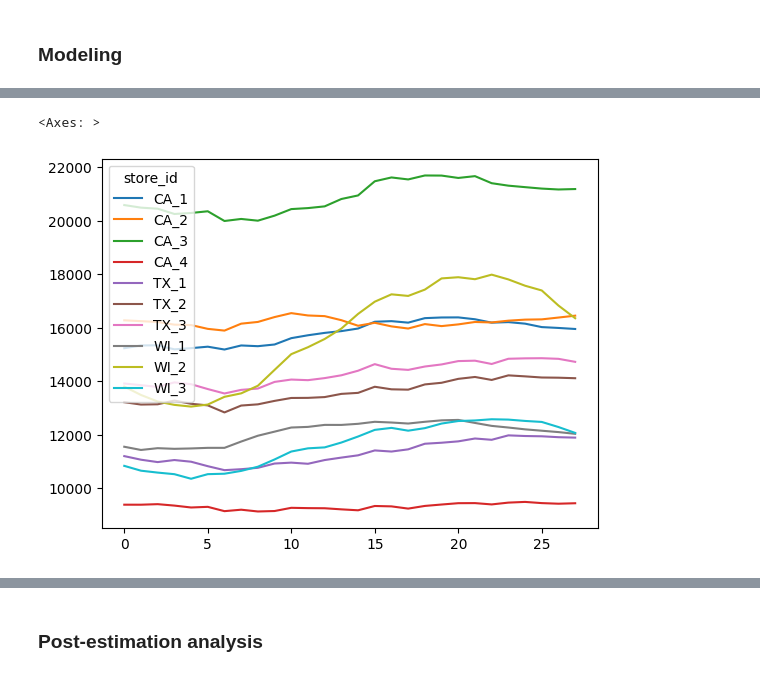
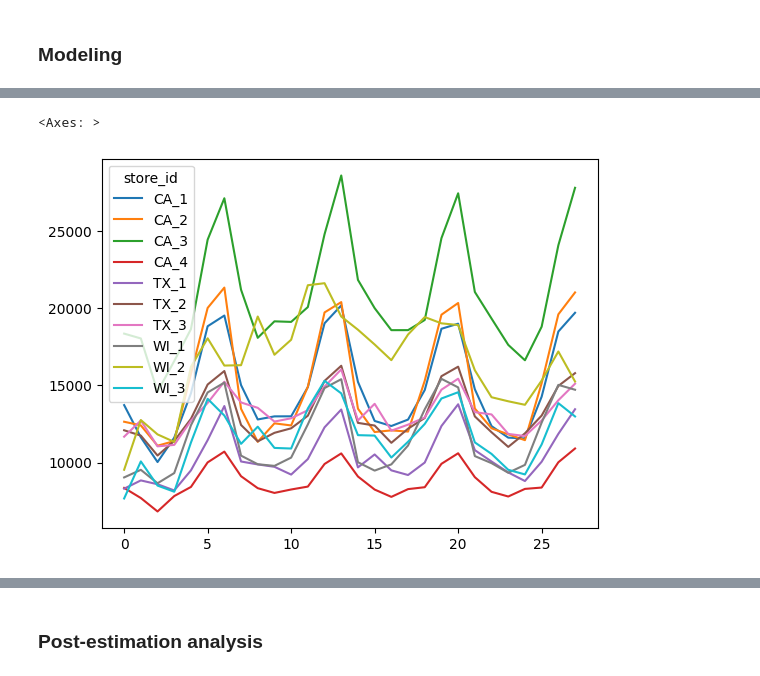
Before and after one commit to DucTrung1802/seminar_1, a Jupyter notebook: Workspace/Duc/Seminar 1 - Statistics - Time series analysis.ipynb, the cells around one changed output, grey strips where cells are left out. Cells and saved outputs as stored; diff of their text form; code cells hidden in the pictures.

Commit message:
ADD: Duc VARMAX results

```diff
--- a/Workspace/Duc/Seminar 1 - Statistics - Time series analysis.ipynb
+++ b/Workspace/Duc/Seminar 1 - Statistics - Time series analysis.ipynb
@@ -1087,6 +1121,3 @@ varma_model = VAR(varma_data, freq="D")
 # %%
-# var_model_fit = varma_model.fit(maxlags=100, ic="aic")
-varma_model_fit = varma_model.fit(31)
+# varmax_model_fit = varmax_model.fit(maxlags=100, ic="aic")
+varmax_model_fit = varmax_model.fit(29)
-# %%
-varma_lag_order = varma_model_fit.k_ar
-varma_lag_order
@@ -1095,4 +1129,4 @@ varma_lag_order
 # %%
-varma_predictions = varma_model_fit.forecast(varma_data.values[-varma_lag_order:], 28)
-varma_predictions
+varmax_predictions = varma_model_fit.forecast(varma_data.values[-varma_lag_order:], 28)
+varmax_predictions
 # %% [output]
@@ -1173,0 +1150,5 @@ varma_processed_ma_prediction
+# %%
+varmax_processed_ma_prediction, varmax_processed_prediction, varmax_full_data = (
+    process_ma_prediction(data, varma_ma_data, varmax_predictions)
+)
+varmax_processed_ma_prediction.plot()
@@ -1174,5 +1158,5 @@ varma_processed_ma_prediction
 # %%
-varma_processed_ma_prediction.plot()
+varmax_processed_prediction.plot()
 # %% [output]
 <Axes: >
-[figure, old version]
+[figure, new version]
```
Also changed, not shown: parts of 85 cells of this notebook, 2 other files.
